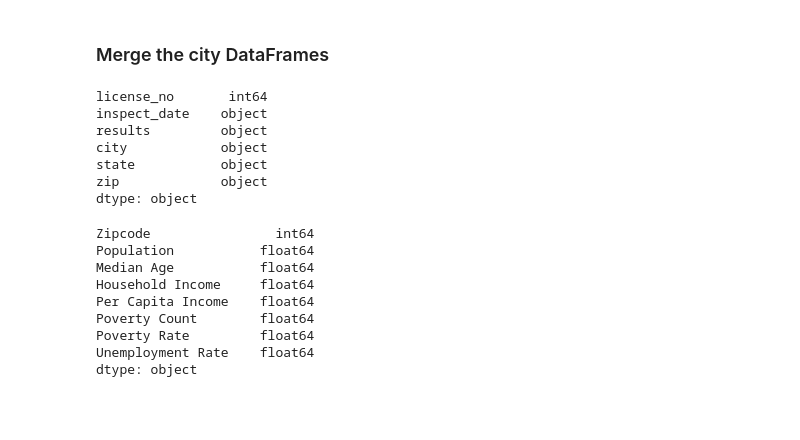
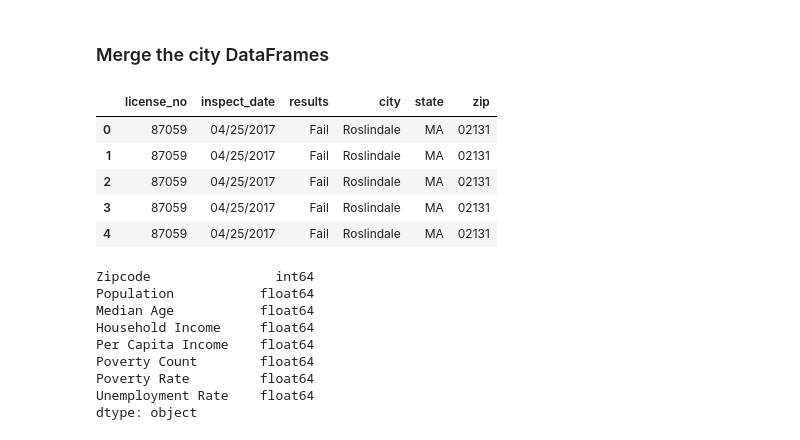
Before and after one commit to keithhorbin/Food-Inspection-ETL, a Jupyter notebook: ETL_master_file.ipynb, the cells around one changed output. Saved outputs shown, nothing was run; the diff lists cells and outputs as text; code cells hidden in the pictures; blank space fills up the shorter version.

```diff
--- a/ETL_master_file.ipynb
+++ b/ETL_master_file.ipynb
@@ -159,16 +159,15 @@ new_chicago_data_df
 # %%
 merge_df = pd.concat([new_boston_data_df, new_chicago_data_df])
 merge_df['city'] = merge_df['city'].str.title()
 merge_df['state'] = merge_df['state'].str.upper()
-merge_df.dtypes
+merge_df.head()
 # %% [output]
-license_no       int64
-inspect_date    object
-results         object
-city            object
-state           object
-zip             object
-dtype: object
+|  | license_no | inspect_date | results | city | state | zip |
+| 0 | 87059 | 04/25/2017 | Fail | Roslindale | MA | 02131 |
+| 1 | 87059 | 04/25/2017 | Fail | Roslindale | MA | 02131 |
+| 2 | 87059 | 04/25/2017 | Fail | Roslindale | MA | 02131 |
+| 3 | 87059 | 04/25/2017 | Fail | Roslindale | MA | 02131 |
+| 4 | 87059 | 04/25/2017 | Fail | Roslindale | MA | 02131 |
 # %%
 #Pulling in census data
 csv_file = "Resources/census_data_zipcodes.csv"
```
Also changed, not shown: parts of 3 cells of this notebook, 1 other file.
